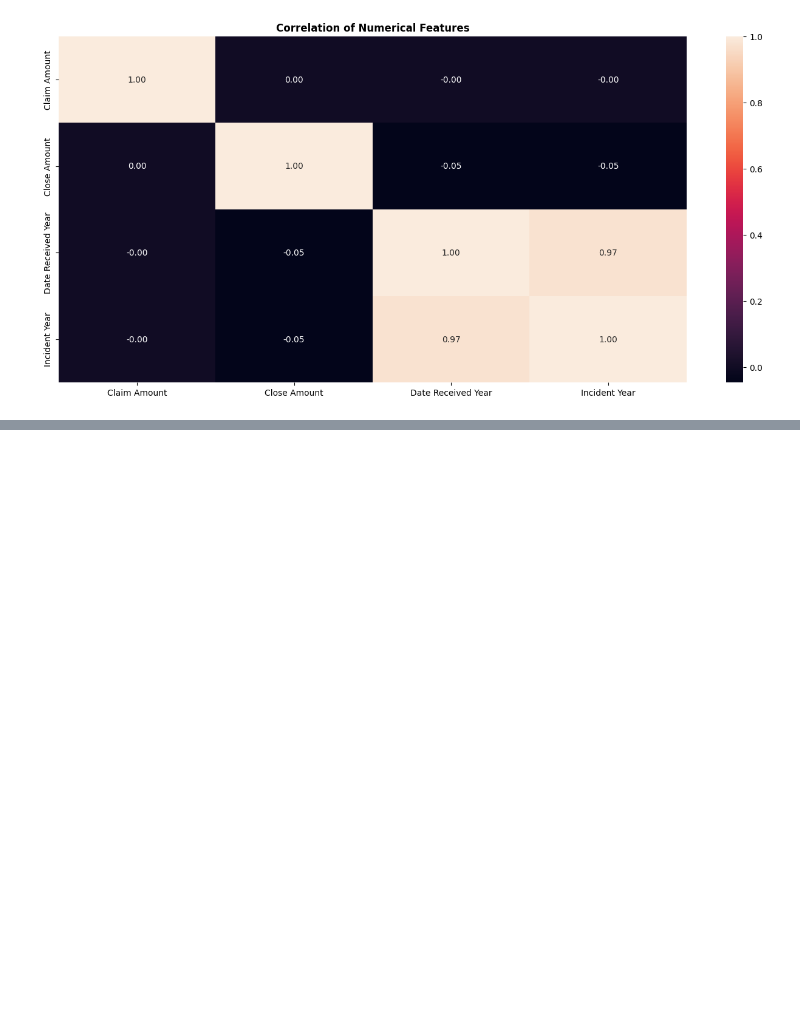
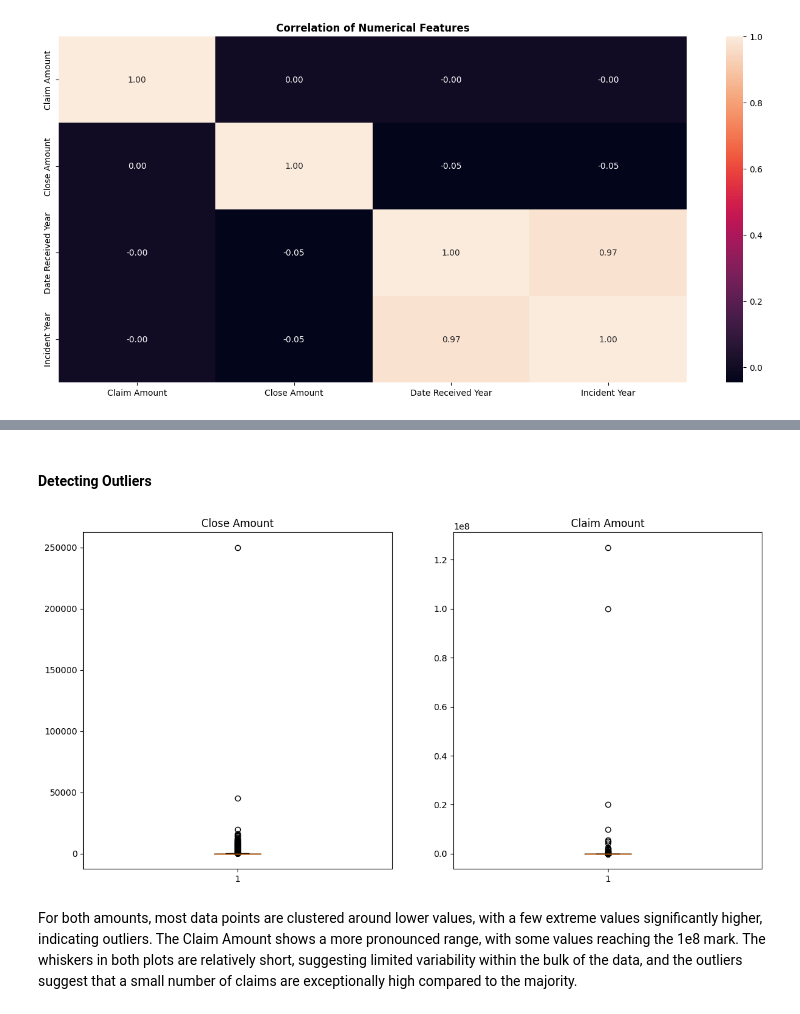
Before and after one commit to btokoli/Risk-Radar-Clustering-Airports-by-Claim-Patterns-to-Spotlight-High-Risk-Hubs, a Jupyter notebook: airportAnalysis.ipynb, the cells around one changed output, grey strips where cells are left out. Drawn from its saved outputs; the diff is of its cells as text; code cells hidden in the pictures; blank space fills up the shorter version.

```diff
--- a/airportAnalysis.ipynb
+++ b/airportAnalysis.ipynb
@@ -457,0 +462,18 @@ plt.tight_layout(pad=3)
+# %% [markdown]
+#### Detecting Outliers
+# %%
+plt.subplots(1,2, figsize=(14,7))
+
+plt.subplot(1,2,1)
+plt.boxplot(x=df2["Close Amount"])
+plt.title("Close Amount")
+
+plt.subplot(1,2,2)
+plt.boxplot(x=df2["Claim Amount"])
+plt.title("Claim Amount")
+
+plt.show()
+# %% [output]
+[figure, added]
+# %% [markdown]
+For both amounts, most data points are clustered around lower values, with a few extreme values significantly higher, indicating outliers. The Claim Amount shows a more pronounced range, with some values reaching the 1e8 mark. The whiskers in both plots are relatively short, suggesting limited variability within the bulk of the data, and the outliers suggest that a small number of claims are exceptionally high compared to the majority.
```
Also changed, not shown: parts of 6 cells of this notebook.
